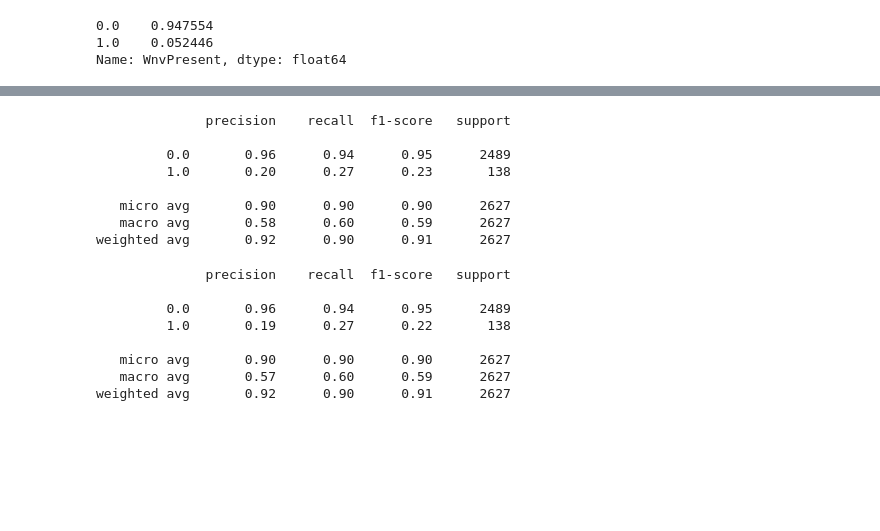
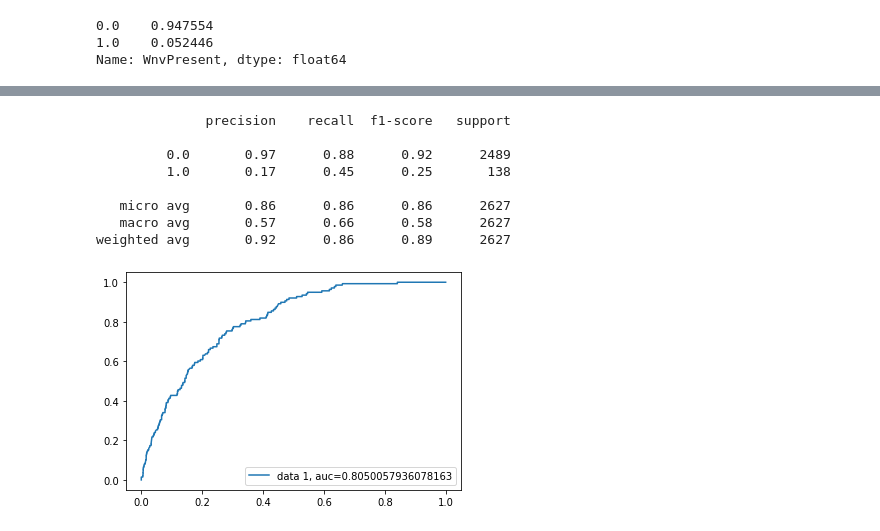
Before and after one commit to dsiginn/project4, a Jupyter notebook: Modelling.ipynb, the cells around one changed output, grey strips where cells are left out. Cells and saved outputs as stored; diff of their text form; code cells hidden in the pictures; blank space fills up the shorter version.

```diff
--- a/Modelling.ipynb
+++ b/Modelling.ipynb
@@ -282,24 +279,0 @@ weighted avg       0.92      0.88      0.90      2627
-# %%
-#2nd run Smote ratio = 0.9
-print(classification_report(y_test,y_pred))
-# %% [output]
-              precision    recall  f1-score   support
-
-         0.0       0.96      0.94      0.95      2489
-         1.0       0.20      0.27      0.23       138
-
-   micro avg       0.90      0.90      0.90      2627
-   macro avg       0.58      0.60      0.59      2627
-weighted avg       0.92      0.90      0.91      2627
-# %%
-#first run
-print(classification_report(y_test,y_pred))
-# %% [output]
-              precision    recall  f1-score   support
-
-         0.0       0.96      0.94      0.95      2489
-         1.0       0.19      0.27      0.22       138
-
-   micro avg       0.90      0.90      0.90      2627
-   macro avg       0.57      0.60      0.59      2627
-weighted avg       0.92      0.90      0.91      2627
@@ -307,0 +280,23 @@ weighted avg       0.92      0.90      0.91      2627
+# %%
+rf = RandomForestClassifier(max_depth= 10, min_samples_split= 7, n_estimators= 500)
+rf.fit(X_res, y_res)
+y_pred = rf.predict(X_test)
+
+print(classification_report(y_test,y_pred))
+
+y_pred_proba = rf.predict_proba(X_test)[::,1]
+fpr, tpr, _ = metrics.roc_curve(y_test,  y_pred_proba)
+auc = metrics.roc_auc_score(y_test, y_pred_proba)
+plt.plot(fpr,tpr,label="data 1, auc="+str(auc))
+plt.legend(loc=4)
+plt.show()
+# %% [output]
+              precision    recall  f1-score   support
+
+         0.0       0.97      0.88      0.92      2489
+         1.0       0.17      0.45      0.25       138
+
+   micro avg       0.86      0.86      0.86      2627
+   macro avg       0.57      0.66      0.58      2627
+weighted avg       0.92      0.86      0.89      2627
+[figure, added]
```
Also changed, not shown: parts of 19 cells of this notebook.
